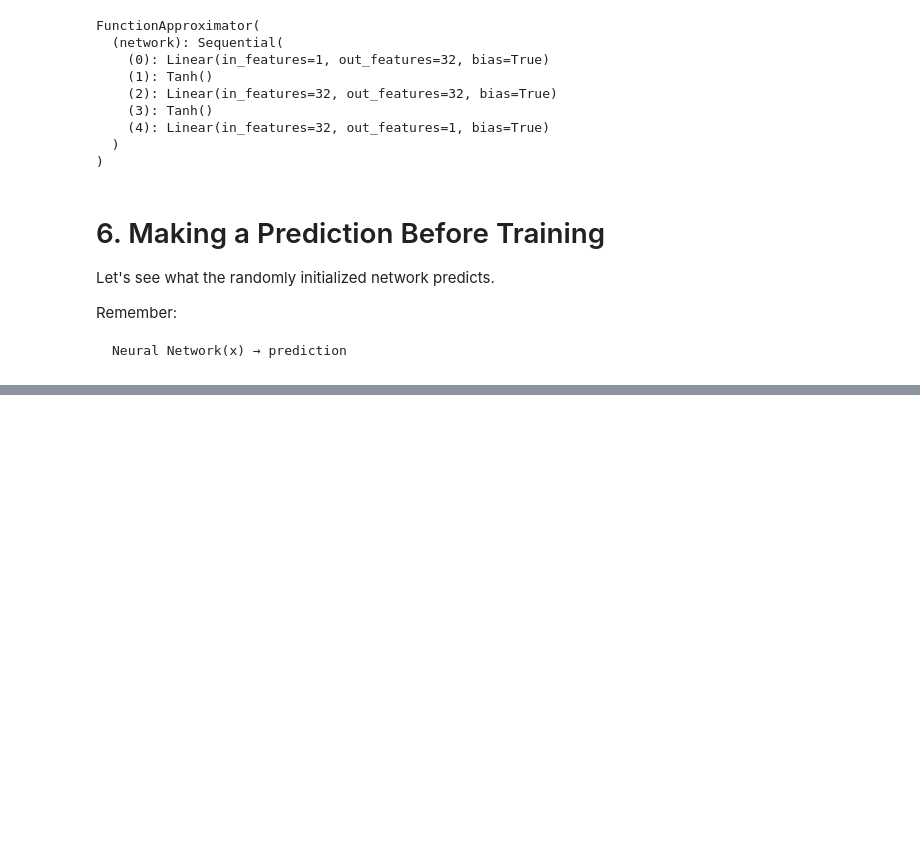
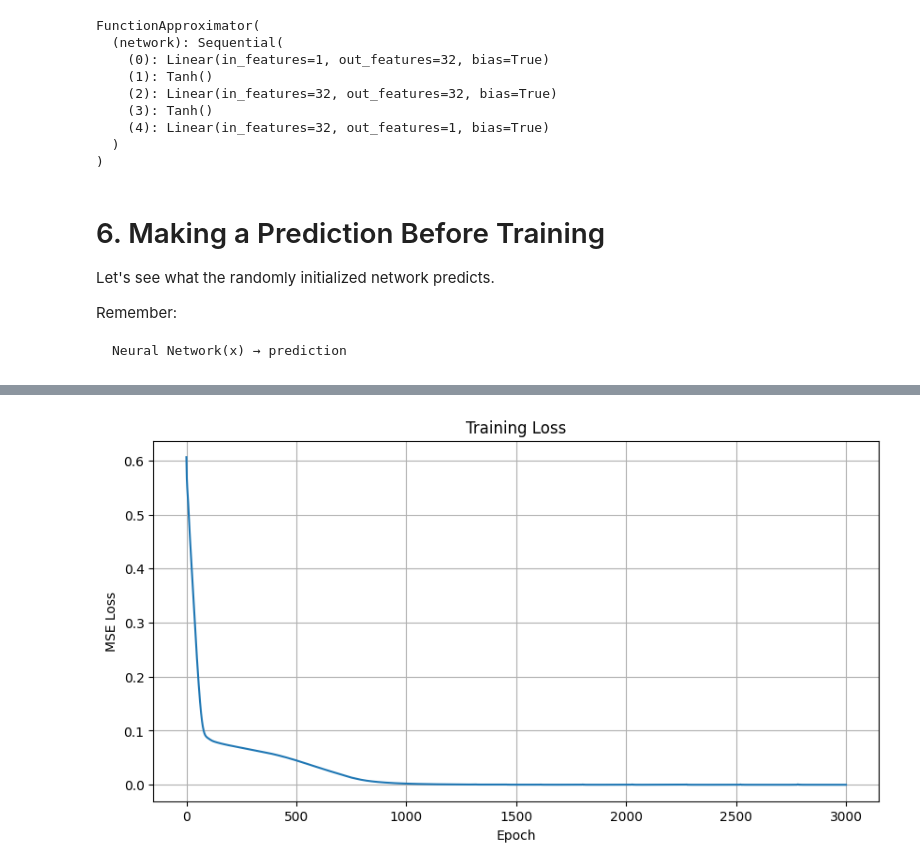
Before and after one commit to AnirbansarkarS/PINN-Research-notebooks, a Jupyter notebook: Neural Networks as Mathematical Functions.ipynb, the cells around one changed output, grey strips where cells are left out. Cells and saved outputs as stored; diff of their text form; code cells hidden in the pictures; blank space fills up the shorter version.

```diff
--- a/Neural Networks as Mathematical Functions.ipynb
+++ b/Neural Networks as Mathematical Functions.ipynb
@@ -252,0 +359,13 @@ Remember:
+# %%
+plt.figure(figsize=(10, 5))
+
+plt.plot(loss_history)
+
+plt.xlabel("Epoch")
+plt.ylabel("MSE Loss")
+plt.title("Training Loss")
+plt.grid(True)
+
+plt.show()
+# %% [output]
+[figure, added]
```
Also changed, not shown: parts of 7 cells of this notebook.
